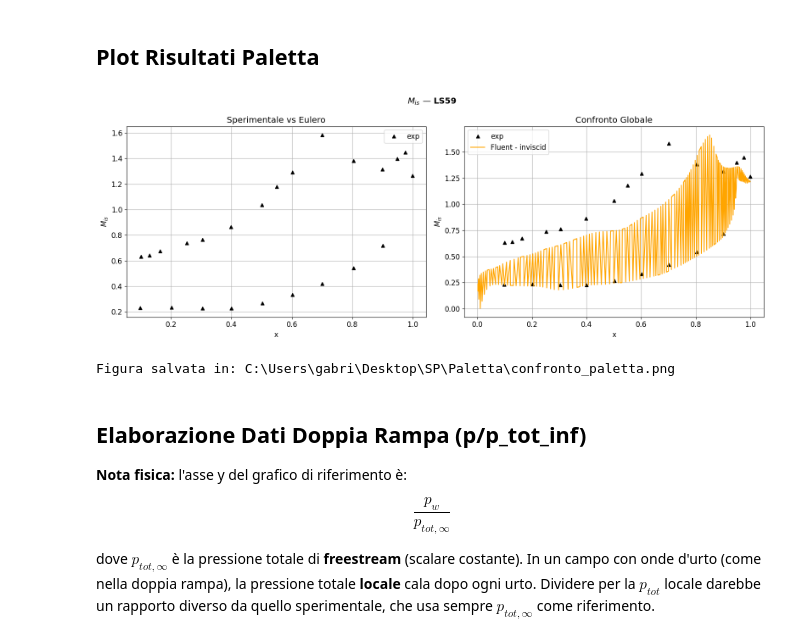
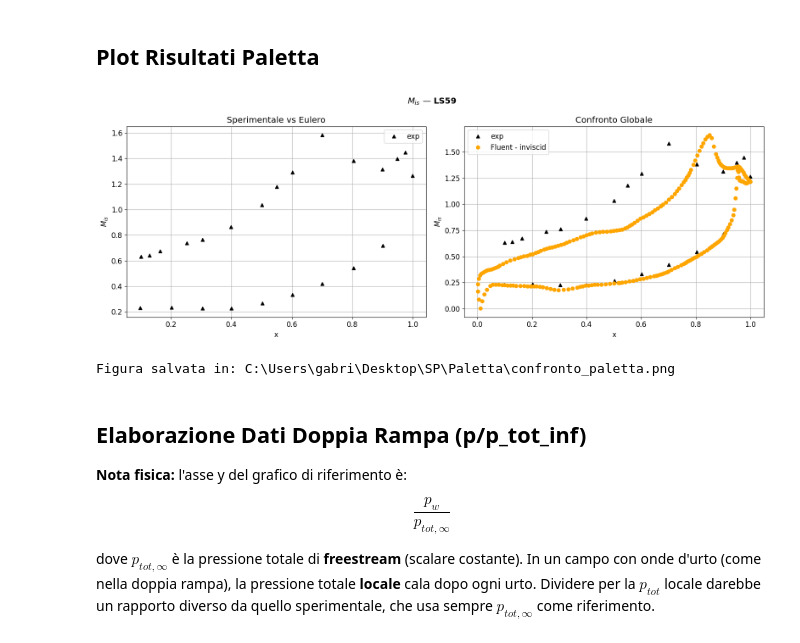
Before and after one commit to 293459/SP, a Jupyter notebook: Postprocessing/ConfrontoRisultati.ipynb, the cells around one changed output. Drawn from its saved outputs; the diff is of its cells as text; code cells hidden in the pictures.

```diff
--- a/Postprocessing/ConfrontoRisultati.ipynb
+++ b/Postprocessing/ConfrontoRisultati.ipynb
@@ -173,30 +173,30 @@ Paletta — p_tot_inf estratta da Fluent: 99979.9000 Pa
 # %%
 fig, (ax1, ax2) = plt.subplots(1, 2, figsize=(16, 6))
 fig.suptitle(r"$M_{is}$ — LS59", fontsize=14, fontweight='bold')
 
 # Plot 1: Exp vs Eulero
 ax1.plot(x_exp_pal, mach_exp_pal, 'k^', markersize=6, label='exp')
 # ax1.plot(x_eul_pal, mach_eul_pal, 'b-', linewidth=1.5, label='CFD (Eulero)')
 ax1.set_title("Sperimentale vs Eulero")
 ax1.set_xlabel("x")
 ax1.set_ylabel(r"$M_{is}$")
 ax1.legend()
 
 # Plot 2: Confronto globale (Exp + Eulero + Fluent)
 ax2.plot(x_exp_pal, mach_exp_pal, 'k^', markersize=6, label='exp')
 # ax2.plot(x_eul_pal, mach_eul_pal, 'b-', linewidth=1.5, label='CFD (Eulero)')
-ax2.plot(x_p_pal, mach_flu_pal, '-', color='orange', linewidth=1.5, label='Fluent - inviscid')
+ax2.plot(x_p_pal, mach_flu_pal, 'o', color='orange', linewidth=1.5, label='Fluent - inviscid')
 ax2.set_title("Confronto Globale")
 ax2.set_xlabel("x")
 ax2.set_ylabel(r"$M_{is}$")
 ax2.legend()
 
 plt.tight_layout()
 plt.savefig(DIR_PALETTA / 'confronto_paletta.png', dpi=150, bbox_inches='tight')
 plt.show()
 print("Figura salvata in:", DIR_PALETTA / 'confronto_paletta.png')
 # %% [output]
-[figure, old version]
+[figure, new version]
 Figura salvata in: C:\Users\gabri\Desktop\SP\Paletta\confronto_paletta.png
 # %% [markdown]
 ## Elaborazione Dati Doppia Rampa (p/p_tot_inf)
```
Also changed, not shown: parts of 2 cells of this notebook, 47 other files.
